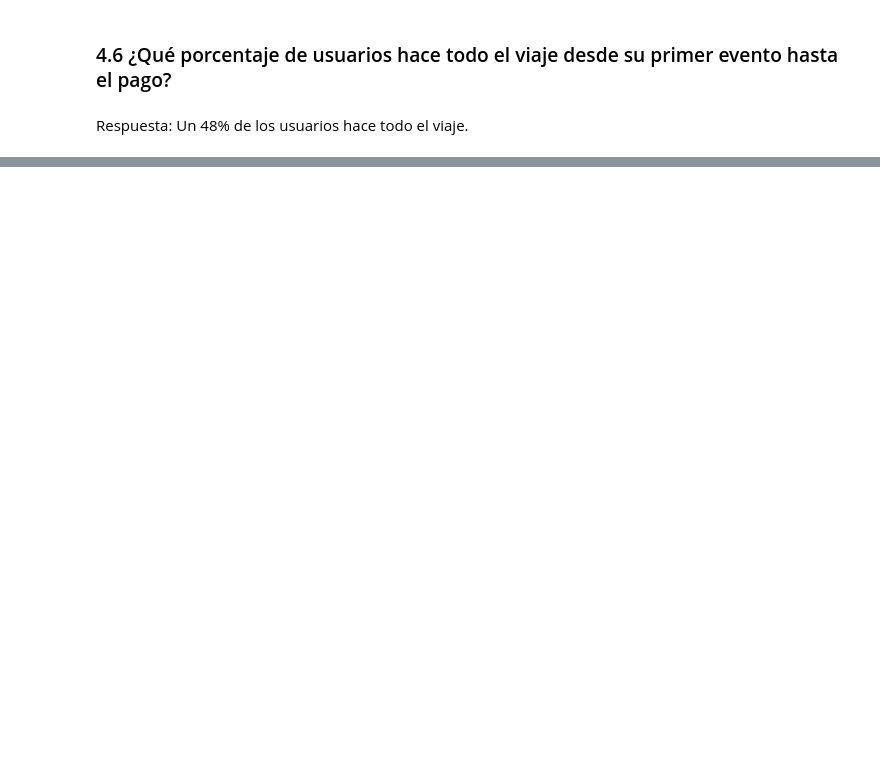
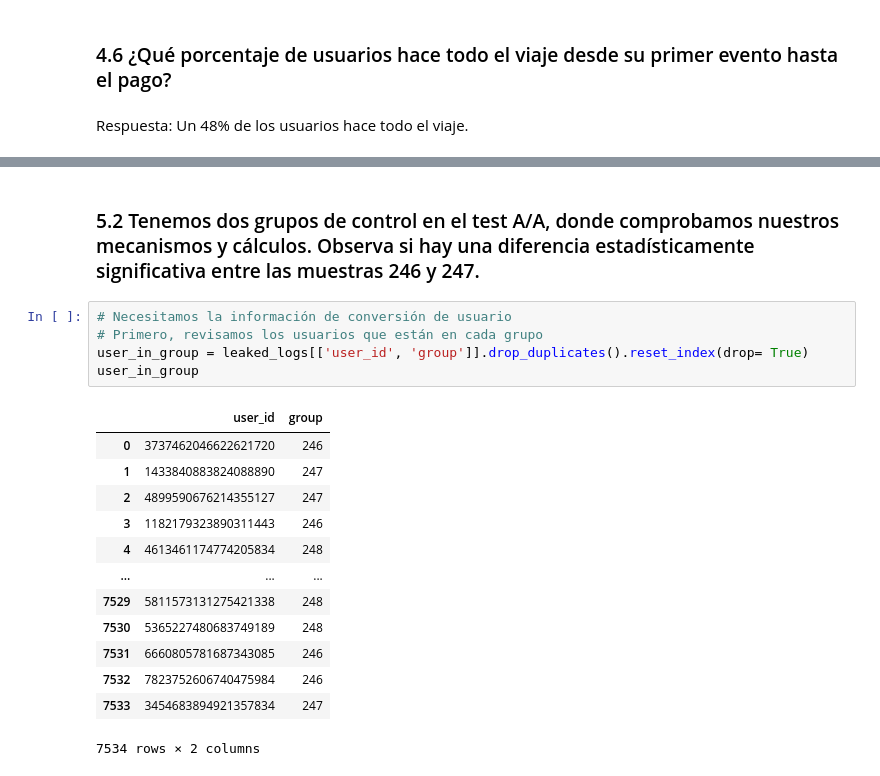
Before and after one commit to pedro-pali/Investigacion_comportamiento_usuario, a Jupyter notebook: Proyecto_11.ipynb, the cells around one changed output, grey strips where cells are left out. Cells and saved outputs as stored; diff of their text form; blank space fills up the shorter version.

```diff
--- a/Proyecto_11.ipynb
+++ b/Proyecto_11.ipynb
@@ -293,0 +318,21 @@ Respuesta: Un 48% de los usuarios hace todo el viaje.
+# %% [markdown]
+### 5.2 Tenemos dos grupos de control en el test A/A, donde comprobamos nuestros mecanismos y cálculos. Observa si hay una diferencia estadísticamente significativa entre las muestras 246 y 247.
+# %%
+# Necesitamos la información de conversión de usuario
+# Primero, revisamos los usuarios que están en cada grupo
+user_in_group = leaked_logs[['user_id', 'group']].drop_duplicates().reset_index(drop= True)
+user_in_group
+# %% [output]
+|  | user_id | group |
+| 0 | 3737462046622621720 | 246 |
+| 1 | 1433840883824088890 | 247 |
+| 2 | 4899590676214355127 | 247 |
+| 3 | 1182179323890311443 | 246 |
+| 4 | 4613461174774205834 | 248 |
+| ... | ... | ... |
+| 7529 | 5811573131275421338 | 248 |
+| 7530 | 5365227480683749189 | 248 |
+| 7531 | 6660805781687343085 | 246 |
+| 7532 | 7823752606740475984 | 246 |
+| 7533 | 3454683894921357834 | 247 |
+7534 rows × 2 columns
```
Also changed, not shown: parts of 13 cells of this notebook.
